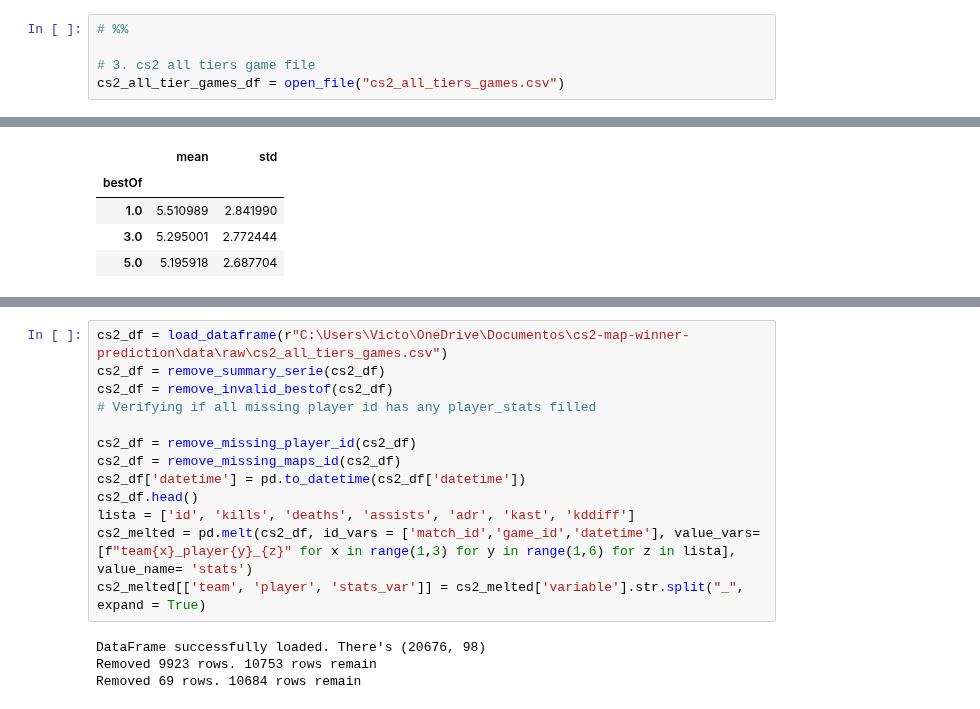
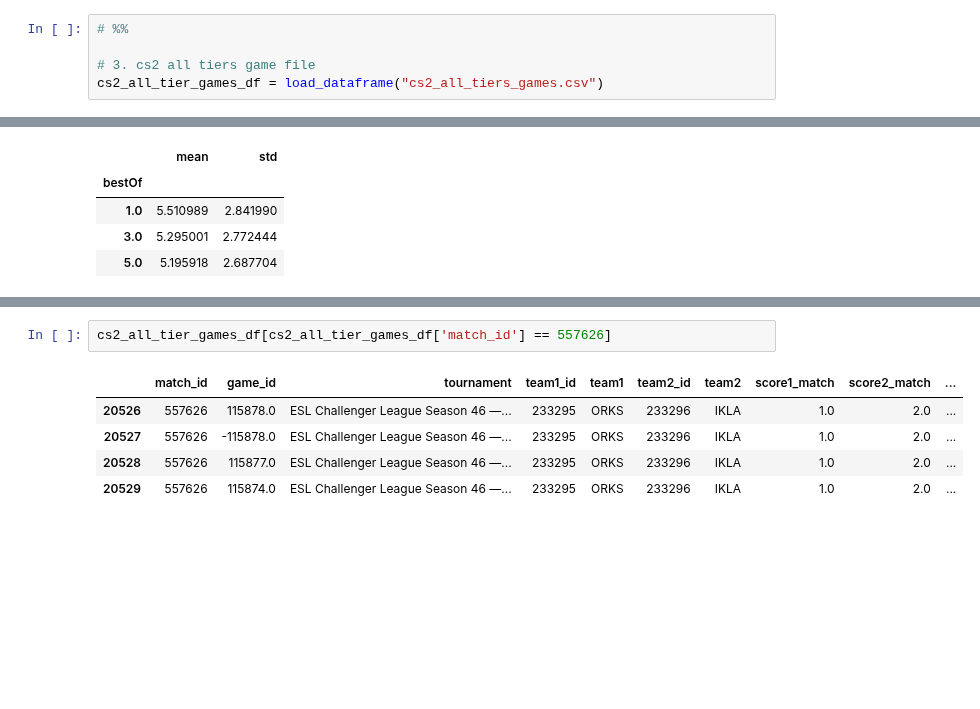
Before and after one commit to VictorSeibel/cs2-map-winner-prediction, a Jupyter notebook: notebooks/1.0-eda.ipynb, the cells around one changed output, grey strips where cells are left out. Drawn from its saved outputs; the diff is of its cells as text; blank space fills up the shorter version.

```diff
--- a/notebooks/1.0-eda.ipynb
+++ b/notebooks/1.0-eda.ipynb
@@ -29,4 +23,4 @@ def open_file(file:str):
 # %%
 
 # 3. cs2 all tiers game file
-cs2_all_tier_games_df = open_file("cs2_all_tiers_games.csv")
+cs2_all_tier_games_df = load_dataframe("cs2_all_tiers_games.csv")
@@ -215,17 +199,8 @@ cs2_all_tier_games_df[cs2_all_tier_games_df['is_total'] == False][['score1_game'
-# %%
-cs2_df = load_dataframe(r"C:\Users\Victo\OneDrive\Documentos\cs2-map-winner-prediction\data\raw\cs2_all_tiers_games.csv")
-cs2_df = remove_summary_serie(cs2_df)
-cs2_df = remove_invalid_bestof(cs2_df)
-# Verifying if all missing player id has any player_stats filled
-
-cs2_df = remove_missing_player_id(cs2_df)
-cs2_df = remove_missing_maps_id(cs2_df)
-cs2_df['datetime'] = pd.to_datetime(cs2_df['datetime'])
-cs2_df.head()
-lista = ['id', 'kills', 'deaths', 'assists', 'adr', 'kast', 'kddiff']
-cs2_melted = pd.melt(cs2_df, id_vars = ['match_id','game_id','datetime'], value_vars= [f"team{x}_player{y}_{z}" for x in range(1,3) for y in range(1,6) for z in lista], value_name= 'stats')
-cs2_melted[['team', 'player', 'stats_var']] = cs2_melted['variable'].str.split("_", expand = True)
-# %% [output]
-DataFrame successfully loaded. There's (20676, 98)
-Removed 9923 rows. 10753 rows remain
-Removed 69 rows. 10684 rows remain
+# %%
+cs2_all_tier_games_df[cs2_all_tier_games_df['match_id'] == 557626]
+# %% [output]
+|  | match_id | game_id | tournament | team1_id | team1 | team2_id | team2 | score1_match | score2_match | ... |
+| 20526 | 557626 | 115878.0 | ESL Challenger League Season 46 —... | 233295 | ORKS | 233296 | IKLA | 1.0 | 2.0 | ... |
+| 20527 | 557626 | -115878.0 | ESL Challenger League Season 46 —... | 233295 | ORKS | 233296 | IKLA | 1.0 | 2.0 | ... |
+| 20528 | 557626 | 115877.0 | ESL Challenger League Season 46 —... | 233295 | ORKS | 233296 | IKLA | 1.0 | 2.0 | ... |
+| 20529 | 557626 | 115874.0 | ESL Challenger League Season 46 —... | 233295 | ORKS | 233296 | IKLA | 1.0 | 2.0 | ... |
```
Also changed, not shown: parts of 3 cells of this notebook, 2 other files.
